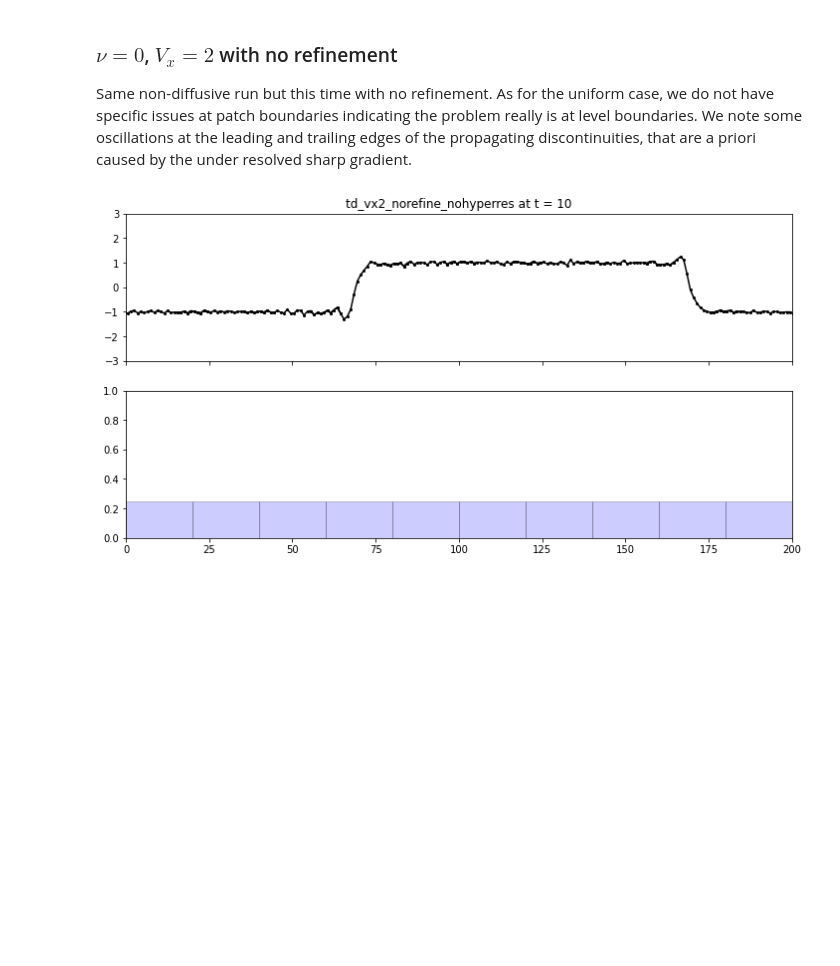
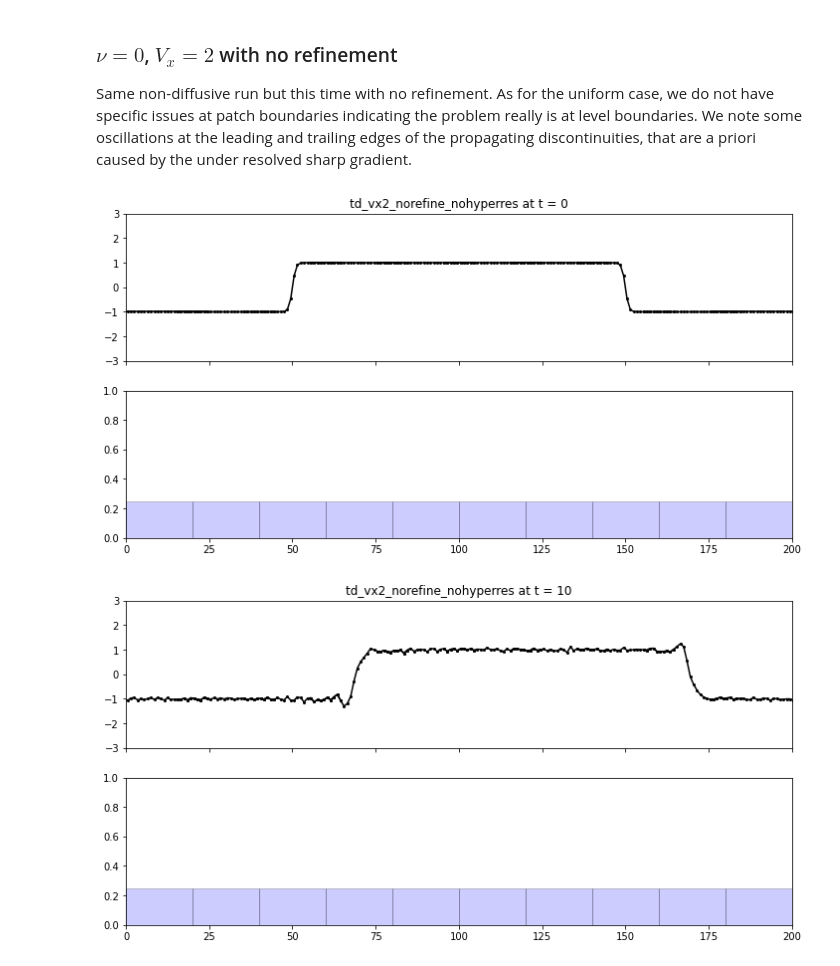
Before and after one commit to rochSmets/farBook, a Jupyter notebook: pharebook.ipynb, the cells around one changed output. Cells and saved outputs as stored; diff of their text form; code cells hidden in the pictures; blank space fills up the shorter version.

```diff
--- a/pharebook.ipynb
+++ b/pharebook.ipynb
@@ -416,6 +424,10 @@ plot_job("td_vx2_nohyperres", 20, "By", ylim=(-3,3),xlim=(0,200))
 
 Same non-diffusive run but this time with no refinement. As for the uniform case, we do not have specific issues at patch boundaries indicating the problem really is at level boundaries.
 We note some oscillations at the leading and trailing edges of the propagating discontinuities, that are a priori caused by the under resolved sharp gradient.
+# %%
+plot_job("td_vx2_norefine_nohyperres", 0, "By", ylim=(-3,3),xlim=(0,200))
+# %% [output]
+[figure, added]
 # %%
 plot_job("td_vx2_norefine_nohyperres", 10, "By", ylim=(-3,3),xlim=(0,200))
 # %% [output]
```
Also changed, not shown: parts of 18 cells of this notebook.
